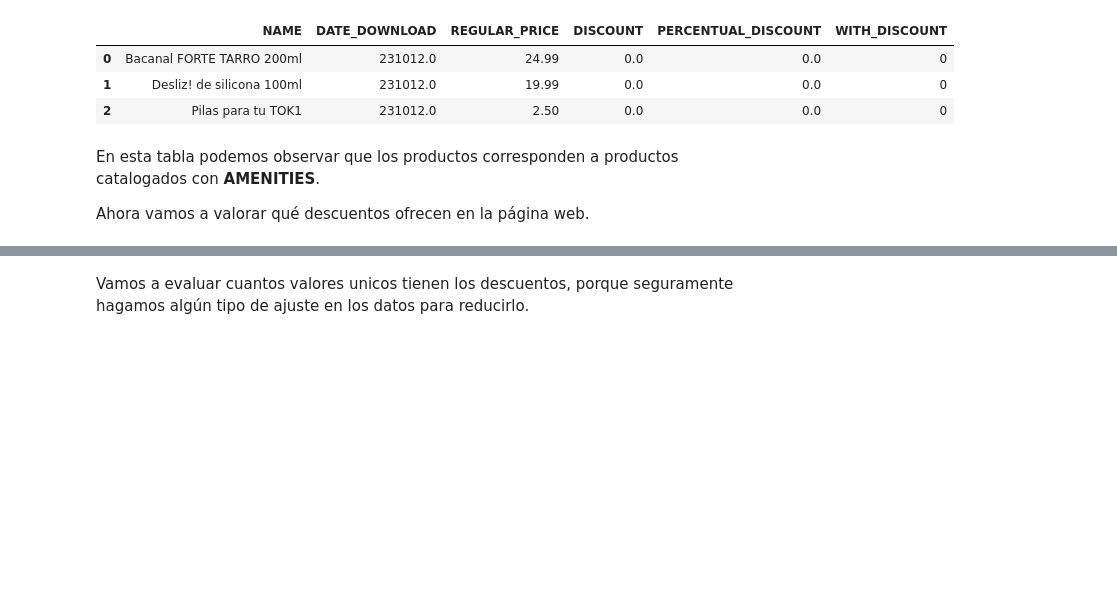
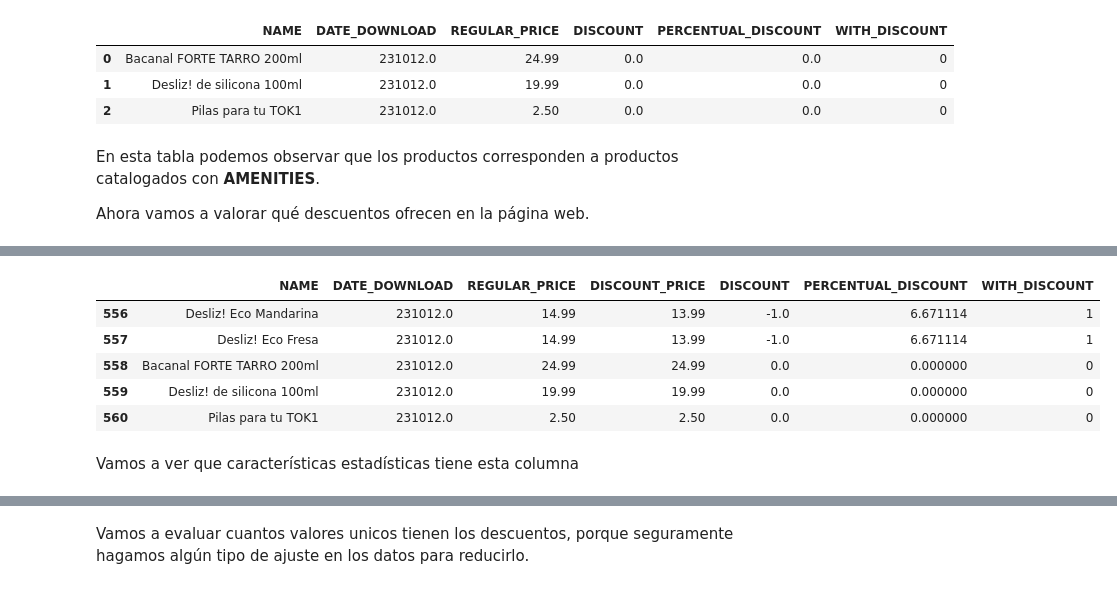
Before and after one commit to 75Engel/Proyecto_tienda_online, a Jupyter notebook: src/Notebook/03_sql.ipynb, the cells around one changed output, grey strips where cells are left out. Cells and saved outputs as stored; diff of their text form; code cells hidden in the pictures; blank space fills up the shorter version.

```diff
--- a/src/Notebook/03_sql.ipynb
+++ b/src/Notebook/03_sql.ipynb
@@ -537,3 +540,14 @@ discount_df.head()
 | 2 | Bolsa algodón PLACERELLA PHELLATIUM | 231012.0 | 14.99 | 1.99 | -13.0 | 86.724483 | 1 |
 | 3 | DIAMOND | 231012.0 | 29.99 | 4.99 | -25.0 | 83.361120 | 1 |
 | 4 | Jaula de Castidad Masculina LIGERA | 231012.0 | 79.99 | 14.99 | -65.0 | 81.260158 | 1 |
+# %%
+discount_df.tail()
+# %% [output]
+|  | NAME | DATE_DOWNLOAD | REGULAR_PRICE | DISCOUNT_PRICE | DISCOUNT | PERCENTUAL_DISCOUNT | WITH_DISCOUNT |
+| 556 | Desliz! Eco Mandarina | 231012.0 | 14.99 | 13.99 | -1.0 | 6.671114 | 1 |
+| 557 | Desliz! Eco Fresa | 231012.0 | 14.99 | 13.99 | -1.0 | 6.671114 | 1 |
+| 558 | Bacanal FORTE TARRO 200ml | 231012.0 | 24.99 | 24.99 | 0.0 | 0.000000 | 0 |
+| 559 | Desliz! de silicona 100ml | 231012.0 | 19.99 | 19.99 | 0.0 | 0.000000 | 0 |
+| 560 | Pilas para tu TOK1 | 231012.0 | 2.50 | 2.50 | 0.0 | 0.000000 | 0 |
+# %% [markdown]
+Vamos a ver que características estadísticas tiene esta columna
```
Also changed, not shown: parts of 11 cells of this notebook, 2 other files.
